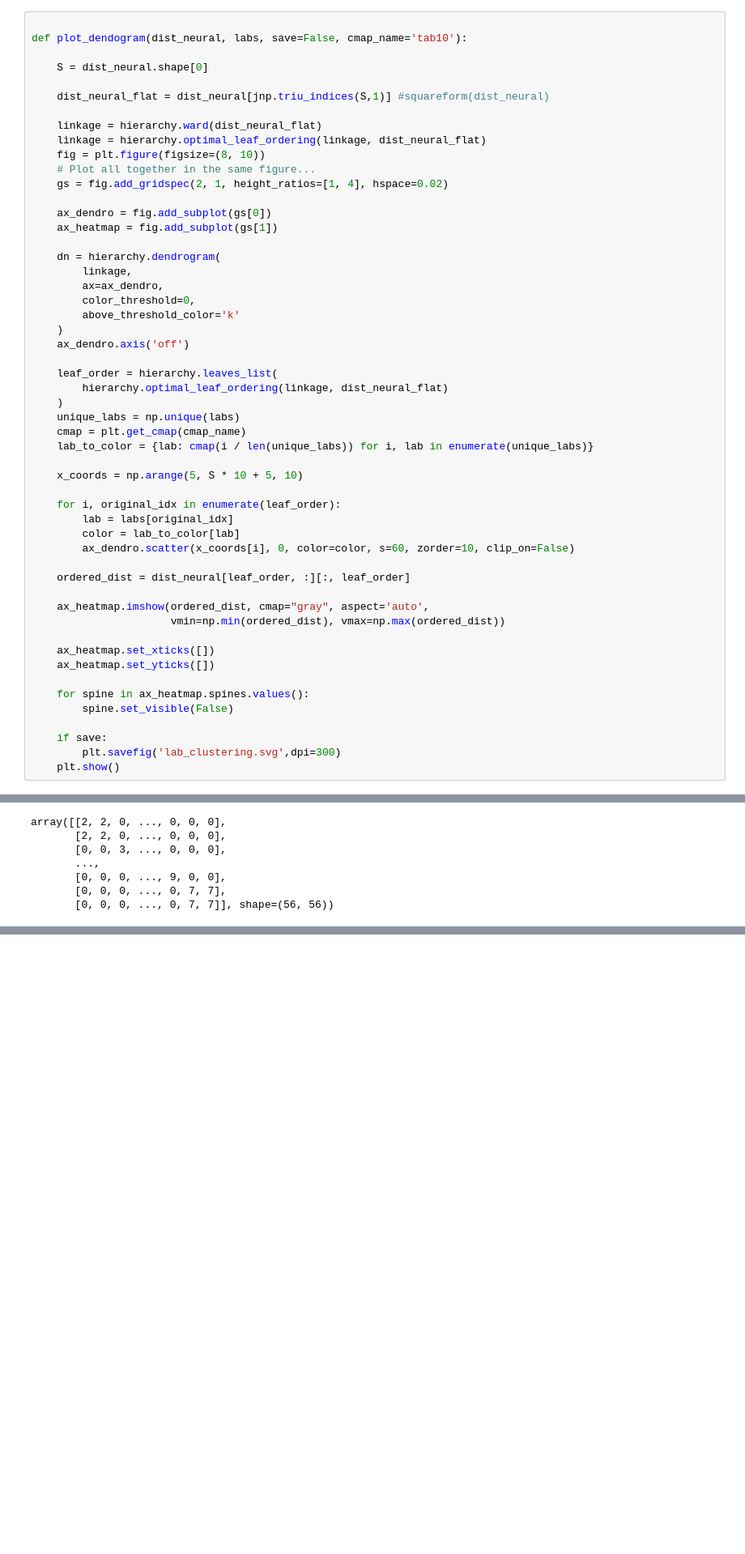
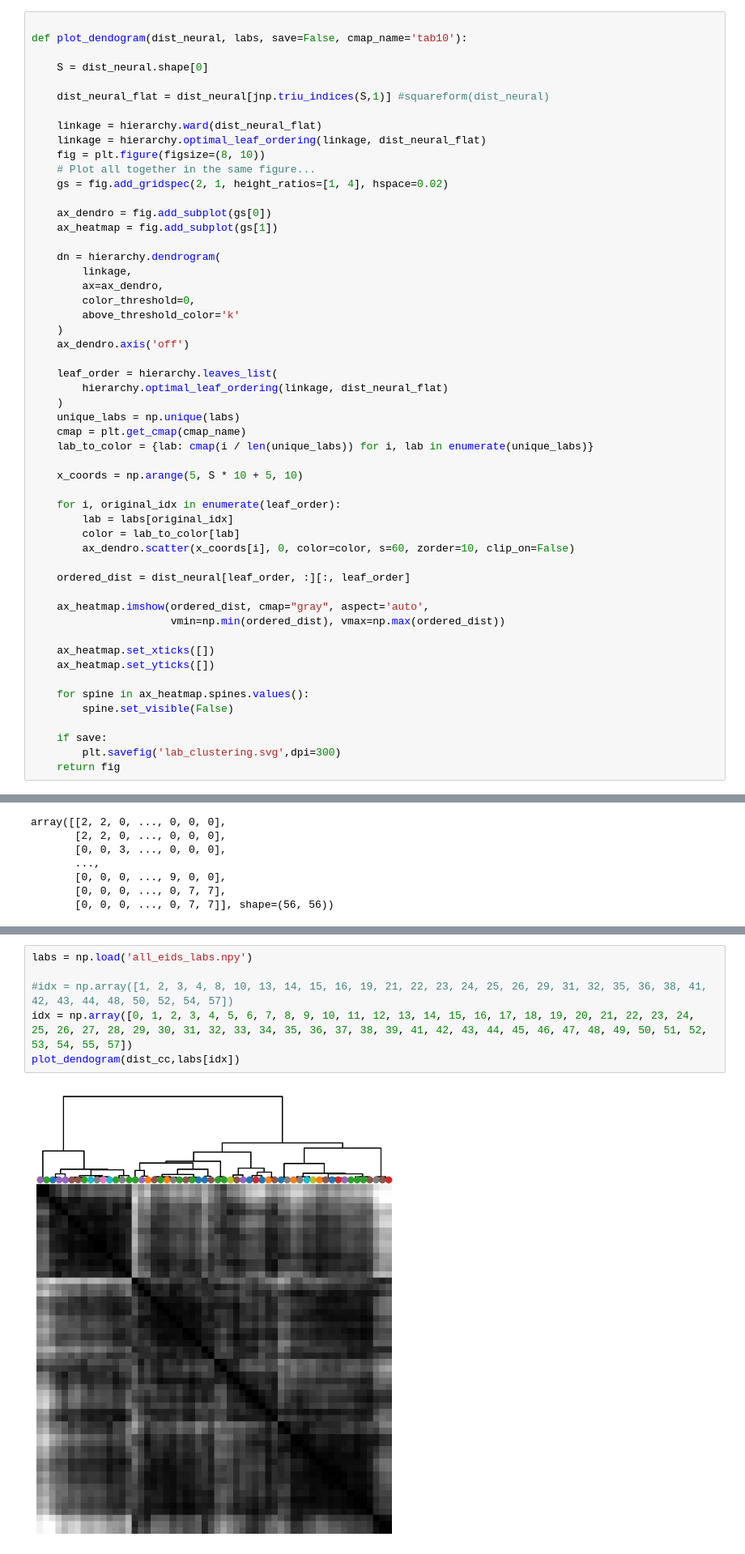
Before and after one commit to brunaafl/ShapeMetrics, a Jupyter notebook: ibl_analyses/notebooks/shape_metrics_figure.ipynb, the cells around one changed output, grey strips where cells are left out. Shown at 81% size. Drawn from its saved outputs; the diff is of its cells as text; blank space fills up the shorter version.

```diff
--- a/ibl_analyses/notebooks/shape_metrics_figure.ipynb
+++ b/ibl_analyses/notebooks/shape_metrics_figure.ipynb
@@ -265,7 +265,7 @@ def plot_dendogram(dist_neural, labs, save=False, cmap_name='tab10'):
 
     if save:
         plt.savefig('lab_clustering.svg',dpi=300)
-    plt.show()
+    return fig
 # %% [markdown]
 ### Metric test
 # %%
@@ -588,0 +635,8 @@ plt.show()
+# %%
+labs = np.load('all_eids_labs.npy')
+
+#idx = np.array([1, 2, 3, 4, 8, 10, 13, 14, 15, 16, 19, 21, 22, 23, 24, 25, 26, 29, 31, 32, 35, 36, 38, 41, 42, 43, 44, 48, 50, 52, 54, 57])
+idx = np.array([0, 1, 2, 3, 4, 5, 6, 7, 8, 9, 10, 11, 12, 13, 14, 15, 16, 17, 18, 19, 20, 21, 22, 23, 24, 25, 26, 27, 28, 29, 30, 31, 32, 33, 34, 35, 36, 37, 38, 39, 41, 42, 43, 44, 45, 46, 47, 48, 49, 50, 51, 52, 53, 54, 55, 57])
+plot_dendogram(dist_cc,labs[idx])
+# %% [output]
+[figure, added]
```
Also changed, not shown: parts of 12 cells of this notebook, 8 other files.
